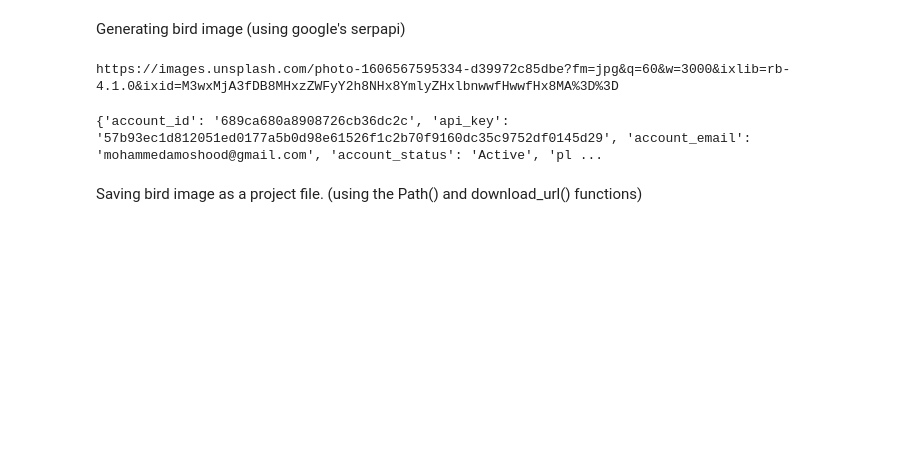
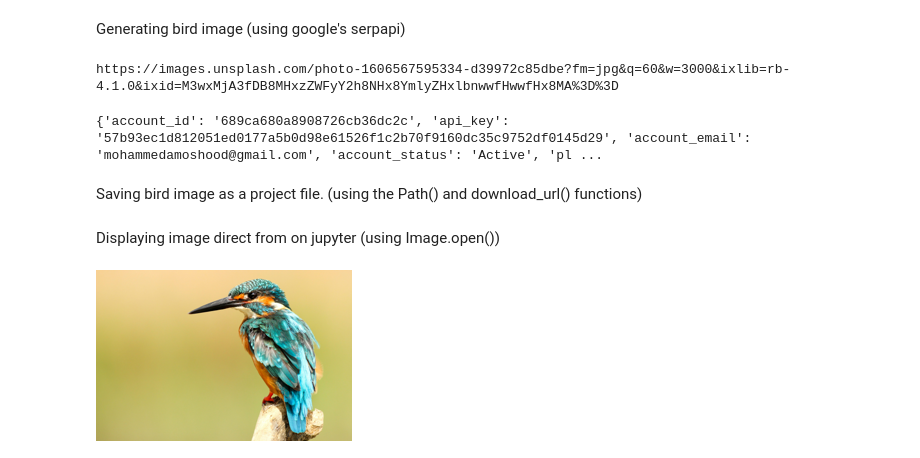
Before and after one commit to mkolade/fastAI-ML, a Jupyter notebook: 1st.ipynb, the cells around one changed output. Cells and saved outputs as stored; diff of their text form; code cells hidden in the pictures; blank space fills up the shorter version.

Commit message:
Displaying image direct from on jupyter (using Image.open())

```diff
--- a/1st.ipynb
+++ b/1st.ipynb
@@ -38,3 +38,10 @@ Saving bird image as a project file. (using the Path() and download_url() functi
 # %%
 dest = Path('bird0001.jpg')
 if not dest.exists() : download_url(myList[0], dest=dest, show_progress=False)
+# %% [markdown]
+Displaying image direct from on jupyter (using Image.open())
+# %%
+im = Image.open(dest)
+im.to_thumb(256,256)
+# %% [output]
+[figure, added]
```
